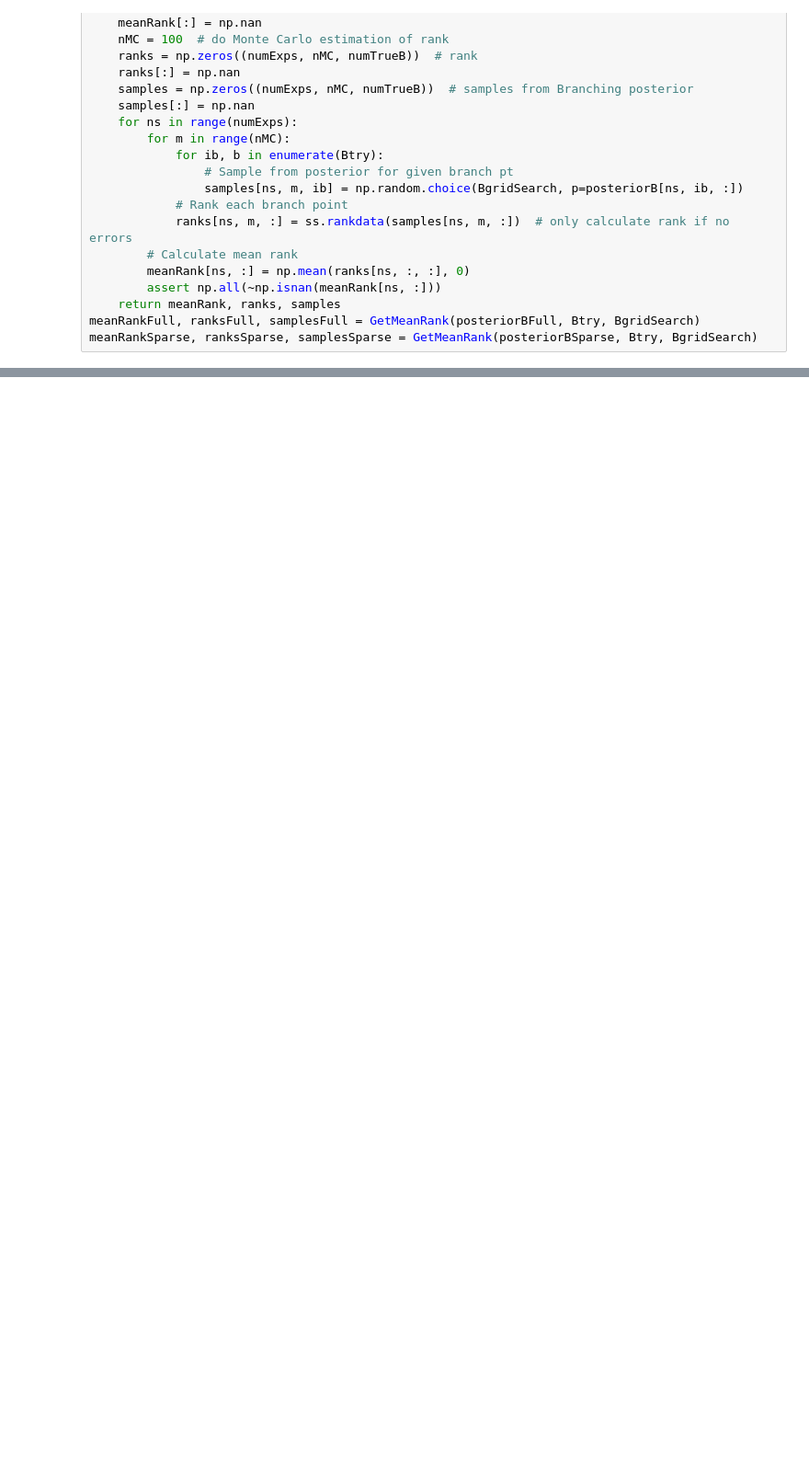
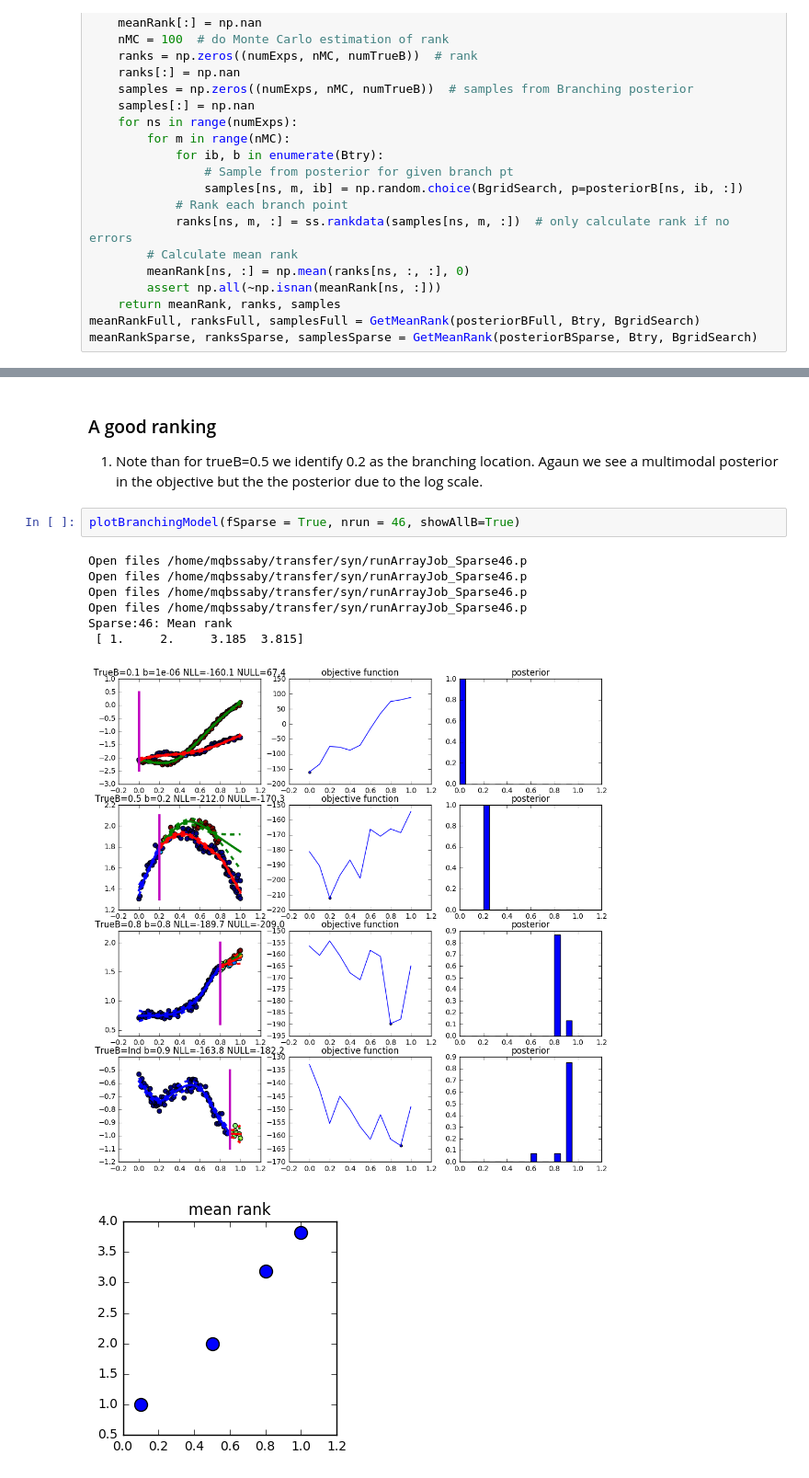
Before and after one commit to ManchesterBioinference/BranchedGP, a Jupyter notebook: synthetic/SyntheticDataExploration.ipynb, the cells around one changed output, grey strips where cells are left out. Shown at 92% size. Cells and saved outputs as stored; diff of their text form; blank space fills up the shorter version.

```diff
--- a/synthetic/SyntheticDataExploration.ipynb
+++ b/synthetic/SyntheticDataExploration.ipynb
@@ -255,0 +241,14 @@ posterior
+# %% [markdown]
+### A good ranking
+1. Note than for trueB=0.5 we identify 0.2 as the branching location. Agaun we see a multimodal posterior in the objective but the the posterior due to the log scale.
+# %%
+plotBranchingModel(fSparse = True, nrun = 46, showAllB=True)
+# %% [output]
+Open files /home/mqbssaby/transfer/syn/runArrayJob_Sparse46.p
+Open files /home/mqbssaby/transfer/syn/runArrayJob_Sparse46.p
+Open files /home/mqbssaby/transfer/syn/runArrayJob_Sparse46.p
+Open files /home/mqbssaby/transfer/syn/runArrayJob_Sparse46.p
+Sparse:46: Mean rank
+ [ 1.     2.     3.185  3.815]
+[figure, added]
+[figure, added]
```
Also changed, not shown: parts of 27 cells of this notebook, 2 other files.
